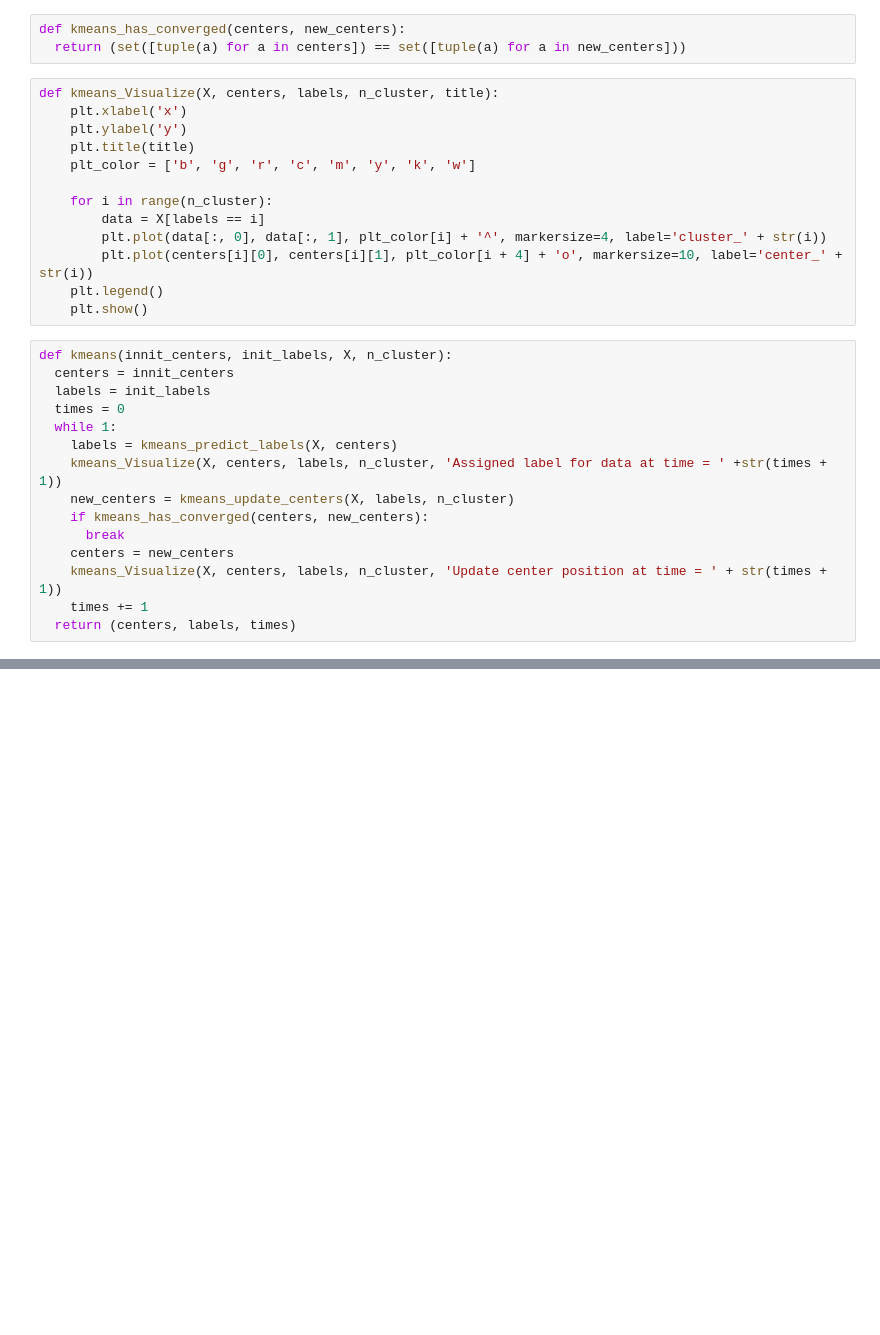
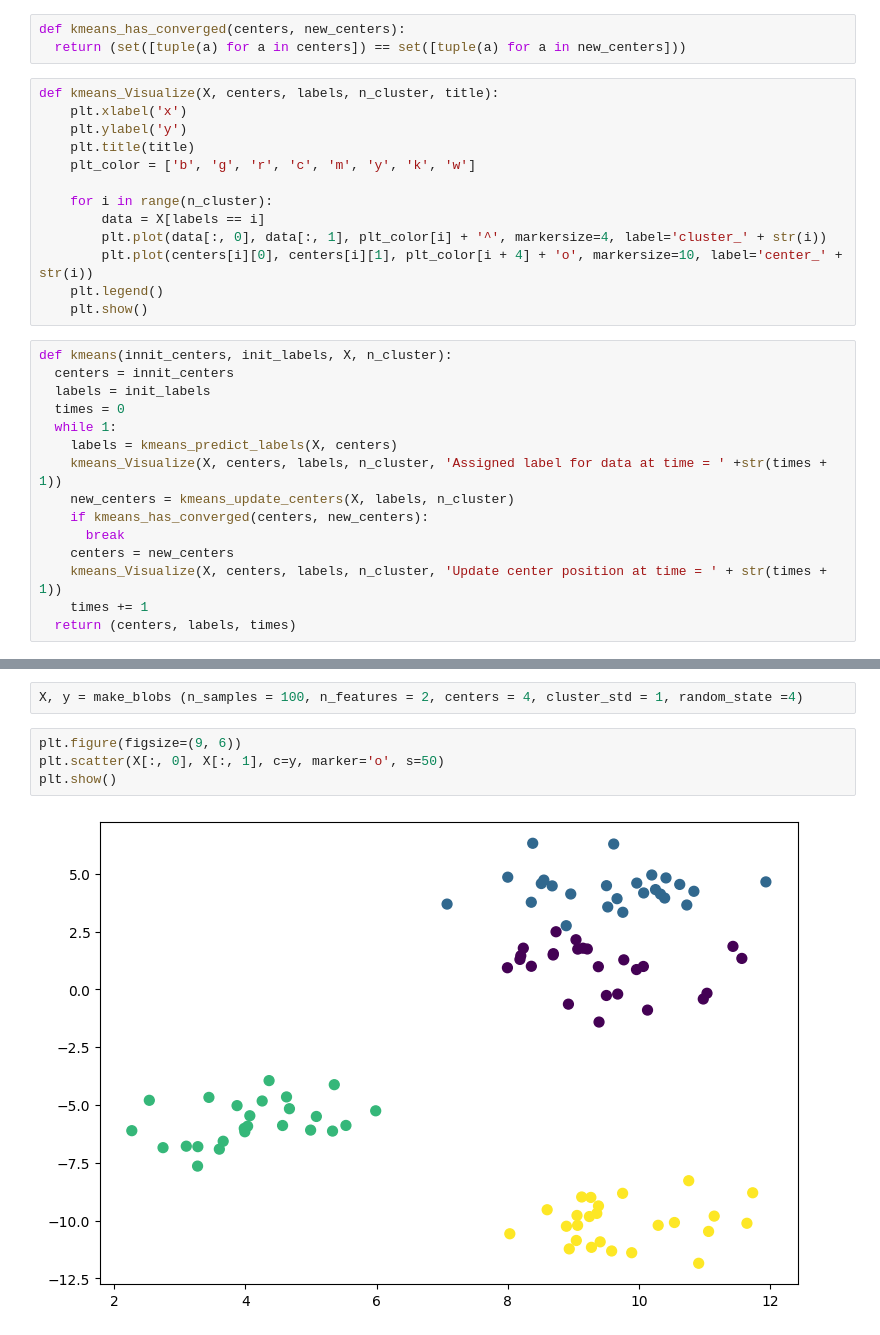
Before and after one commit to 0906Bao/TriTueNhanTao, a Jupyter notebook: Tuan05.ipynb, the cells around one changed output, grey strips where cells are left out. Cells and saved outputs as stored; diff of their text form; blank space fills up the shorter version.

```diff
--- a/Tuan05.ipynb
+++ b/Tuan05.ipynb
@@ -85,0 +95,8 @@ if __name__ == '__main__':
+# %%
+X, y = make_blobs (n_samples = 100, n_features = 2, centers = 4, cluster_std = 1, random_state =4)
+# %%
+plt.figure(figsize=(9, 6))
+plt.scatter(X[:, 0], X[:, 1], c=y, marker='o', s=50)
+plt.show()
+# %% [output]
+[figure, added]
```
Also changed, not shown: parts of 7 cells of this notebook.
